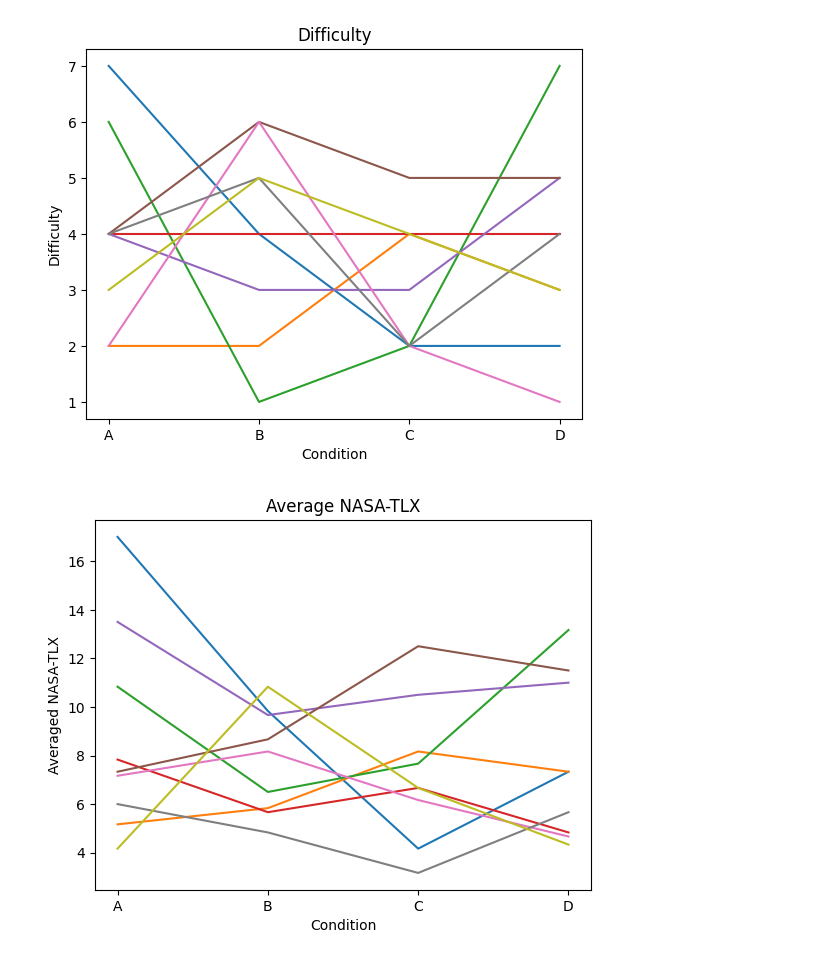
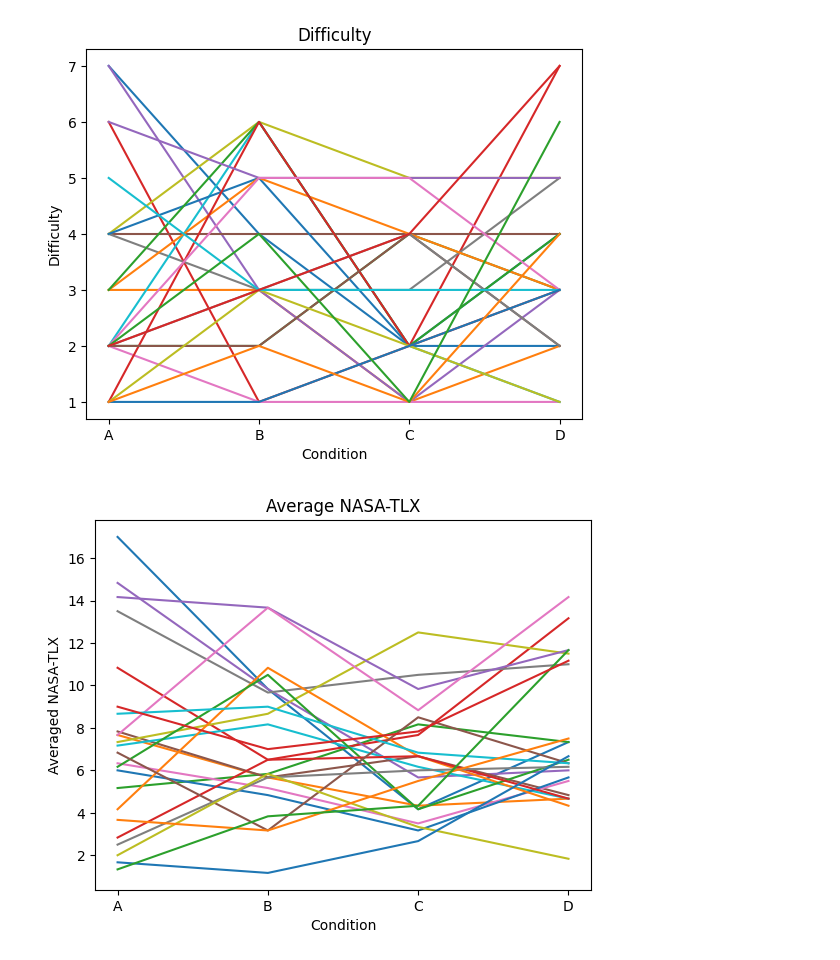
Before and after one commit to mpan31415/robot-x-ar, a Jupyter notebook: plotting.ipynb, the cells around one changed output. Drawn from its saved outputs; the diff is of its cells as text; code cells hidden in the pictures.

```diff
--- a/plotting.ipynb
+++ b/plotting.ipynb
@@ -4,6 +4,8 @@ from os import getcwd
 from re import sub
 import numpy as np
 import matplotlib.pyplot as plt
+
+NUM_PARTICIPANTS = 24
 # %%
 ##########################################################################################
 def get_cleaned_data():
@@ -35,5 +37,5 @@ df.groupby(by=['condition']).mean()
 # %%
-for i in range(9):
+for i in range(NUM_PARTICIPANTS):
     part_rows = df.iloc[i*4:i*4+4, :].sort_values(by='condition')
     part_tlx_ave_list = part_rows['difficulty'].tolist()
     plt.plot(["A","B","C","D"], part_tlx_ave_list, label='participant '+str(i+1))
@@ -43,17 +45,17 @@ plt.xlabel('Condition')
 plt.ylabel('Difficulty')
 plt.show()
 # %% [output]
-[figure, old version]
+[figure, new version]
 # %%
-for i in range(9):
+for i in range(NUM_PARTICIPANTS):
     part_rows = df.iloc[i*4:i*4+4, :].sort_values(by='condition')
     part_tlx_ave_list = part_rows['tlx_ave'].tolist()
     plt.plot(["A","B","C","D"], part_tlx_ave_list, label='participant '+str(i+1))
 # plt.legend()
 plt.title("Average NASA-TLX")
 plt.xlabel('Condition')
 plt.ylabel('Averaged NASA-TLX')
 plt.show()
 # %% [output]
-[figure, old version]
+[figure, new version]
 # %%
```
Also changed, not shown: parts of 4 cells of this notebook, 38 other files.
